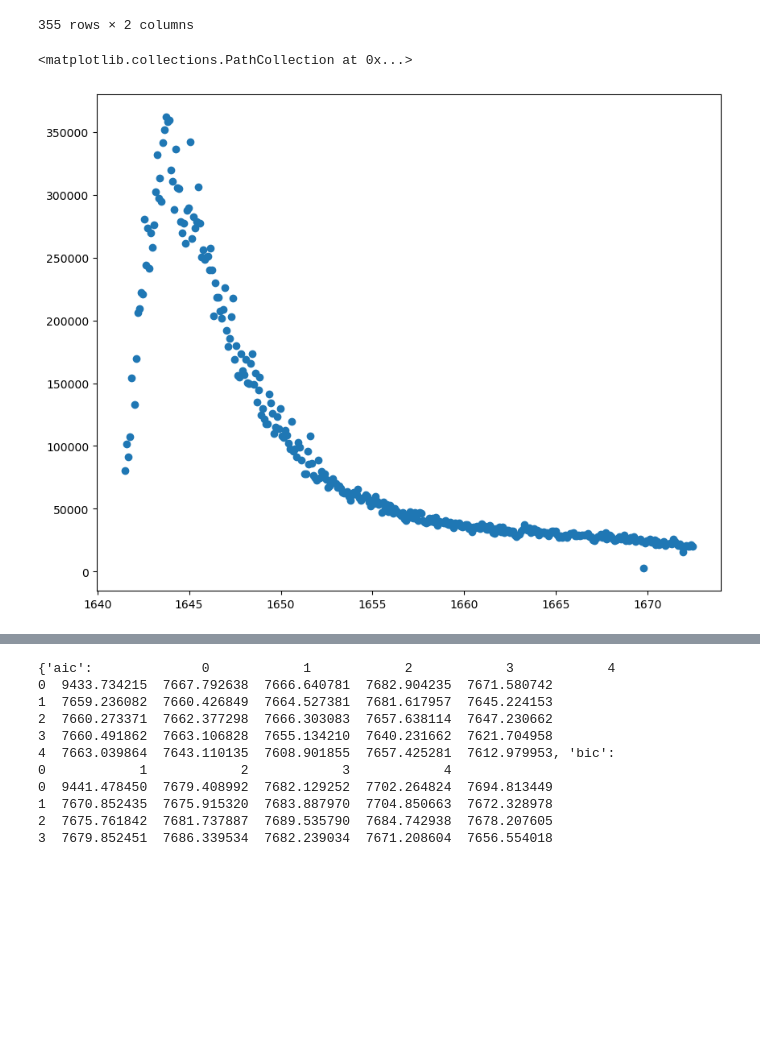
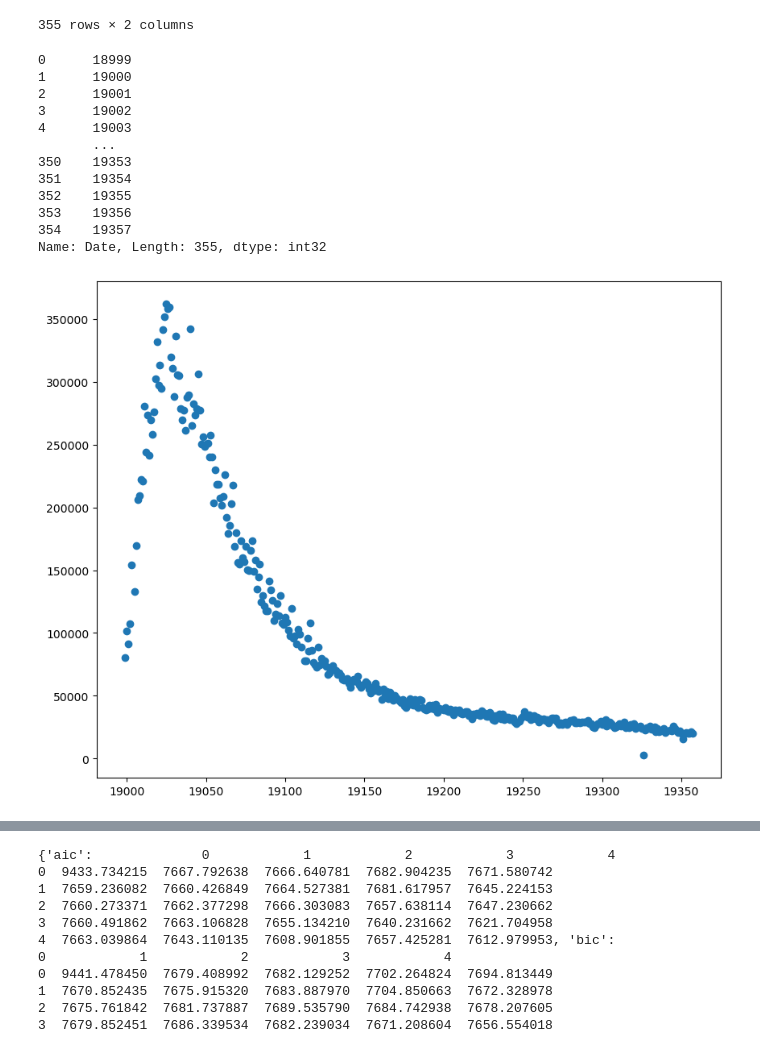
Before and after one commit to Xianyu39/MCMA2023, a Jupyter notebook: Problem1/Problem1.ipynb, the cells around one changed output, grey strips where cells are left out. Drawn from its saved outputs; the diff is of its cells as text; code cells hidden in the pictures; blank space fills up the shorter version.

```diff
--- a/Problem1.ipynb
+++ b/Problem1/Problem1.ipynb
@@ -3,7 +3,7 @@ import pandas as pd
 import numpy as np
 import matplotlib.pyplot as plt
 
-raw=pd.read_excel("./Problem_C_Data_Wordle.xlsx")
+raw=pd.read_excel("./../Problem_C_Data_Wordle.xlsx")
 dateAndrepos=raw.loc[:,['Date','Number of  reported results']]
 dateAndrepos
 # %% [output]
@@ -23,15 +23,27 @@ dateAndrepos
 # %%
 # 时间数字化
 date = dateAndrepos['Date'].apply(lambda x:pd.to_datetime(x))
-date=pd.to_numeric(date)/1e15
+date=(pd.to_numeric(pd.to_datetime(date))/(3600*24*1e9)).astype(int)
 repos=dateAndrepos['Number of  reported results']
 
 plt.figure(figsize=(10, 8))
 
 plt.scatter(date, dateAndrepos['Number of  reported results'])
+date
 # %% [output]
-<matplotlib.collections.PathCollection at 0x...>
+0      18999
+1      19000
+2      19001
+3      19002
+4      19003
+       ...
+350    19353
+351    19354
+352    19355
+353    19356
+354    19357
+Name: Date, Length: 355, dtype: int32
-[figure, old version]
+[figure, new version]
 # %%
 # 平稳性检验
 import statsmodels.api as sm
```
Also changed, not shown: parts of 7 cells of this notebook, 6 other files.
